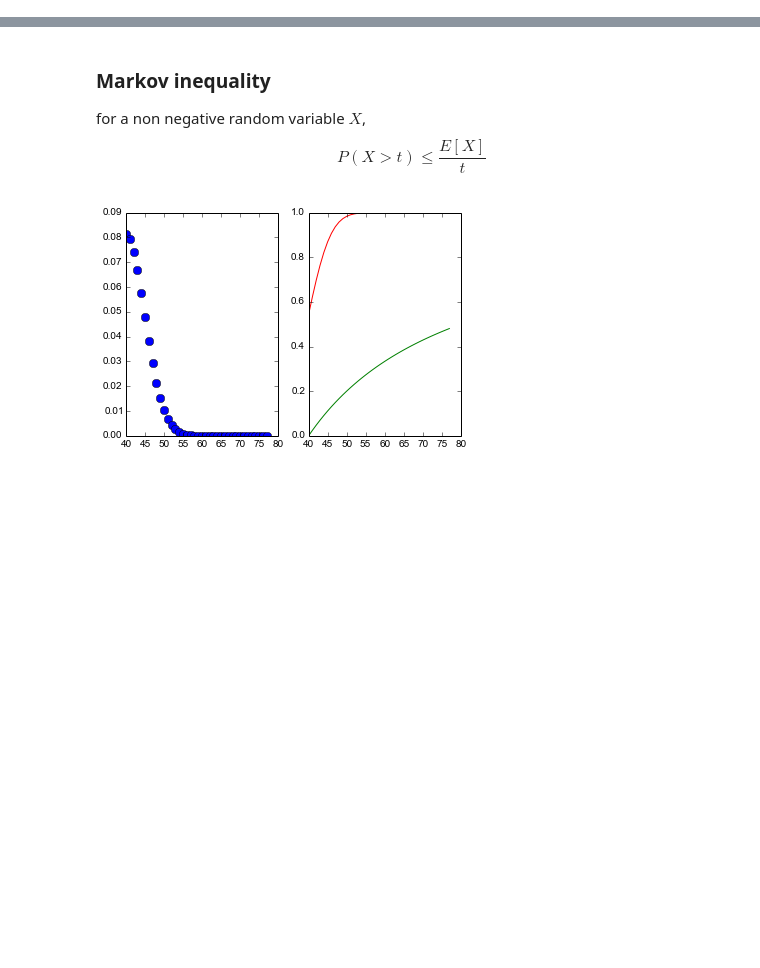
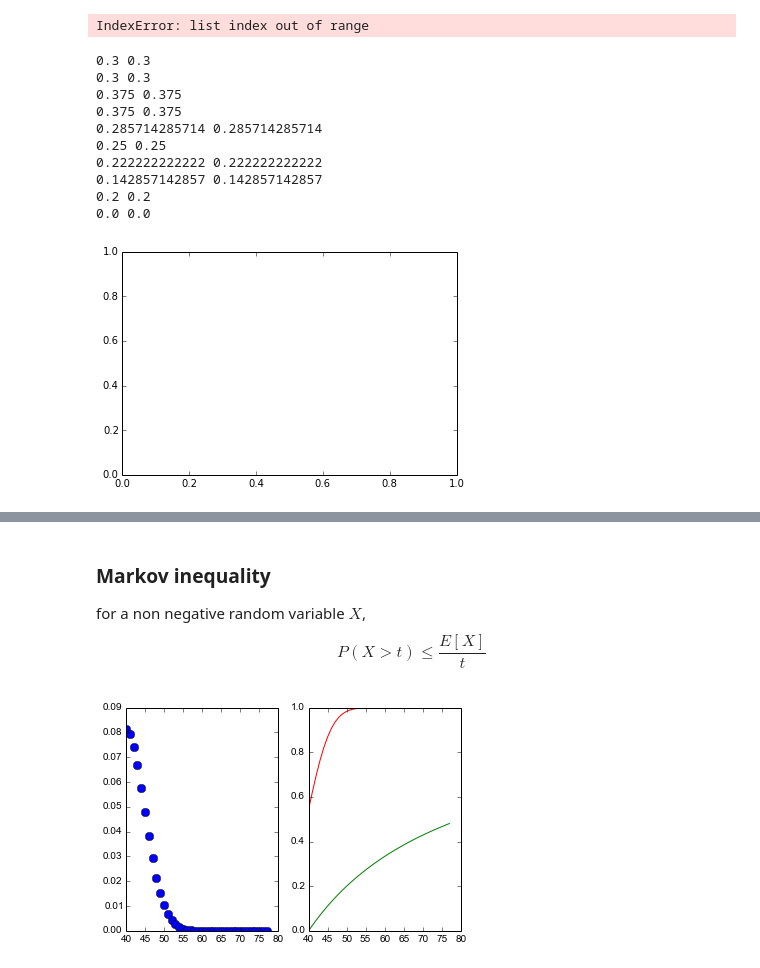
Before and after one commit to finnhacks42/causality, a Jupyter notebook: Inequalities.ipynb, the cells around one changed output, grey strips where cells are left out. Saved outputs shown, nothing was run; the diff lists cells and outputs as text; code cells hidden in the pictures; blank space fills up the shorter version.

```diff
--- a/Inequalities.ipynb
+++ b/Inequalities.ipynb
@@ -2,0 +6,36 @@
+# %%
+from scipy.stats import bernoulli
+import numpy as np
+n = 10
+q = .9
+p = .2
+trials = 10
+
+u = []
+for t in range(trials):
+    flips = bernoulli(q).rvs(n)
+    flipped = sum(flips)
+    heads = sum(bernoulli(p).rvs(flipped))
+    qest = flipped/float(n)
+    if qest > 0:
+         u1 = heads/(qest*n)
+         u2 = heads/float(flipped)
+         print u1,u2
+
+hist(u)
+show()
+
+print mean(u)
+# %% [output]
+IndexError: list index out of range
+0.3 0.3
+0.3 0.3
+0.375 0.375
+0.375 0.375
+0.285714285714 0.285714285714
+0.25 0.25
+0.222222222222 0.222222222222
+0.142857142857 0.142857142857
+0.2 0.2
+0.0 0.0
+[figure, added]
```
Also changed, not shown: parts of 5 cells of this notebook, 8 other files.
